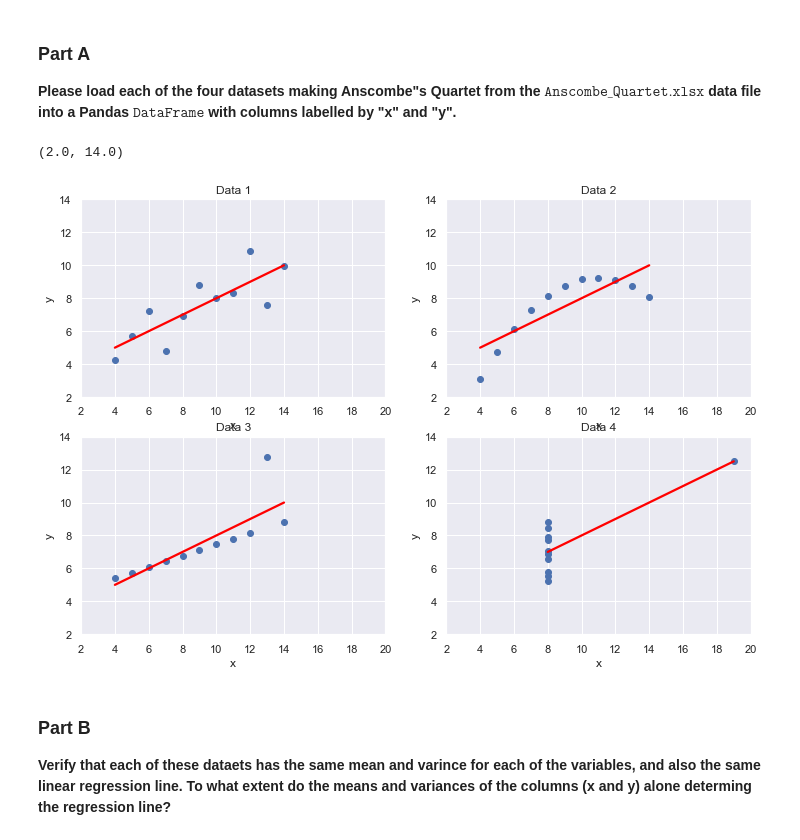
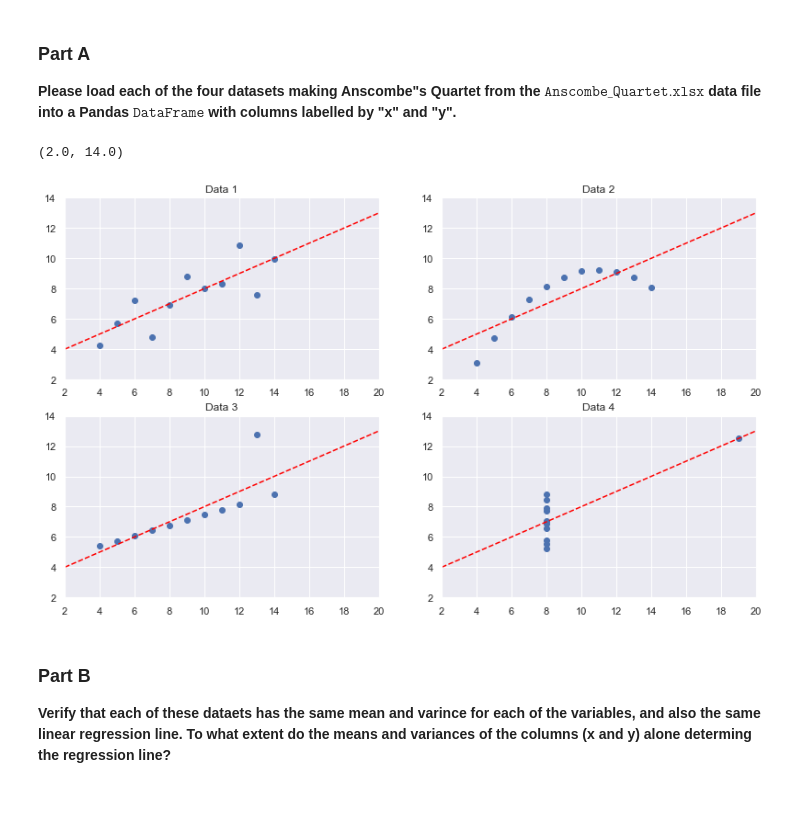
Before and after one commit to pranavavva/sml-310-project-1, a Jupyter notebook: project-1-pa-2022-02-11.ipynb, the cells around one changed output. Cells and saved outputs as stored; diff of their text form; code cells hidden in the pictures; blank space fills up the shorter version.

Commit message:
added more plots

```diff
--- a/project-1-pa-2022-02-11.ipynb
+++ b/project-1-pa-2022-02-11.ipynb
@@ -11,7 +11,7 @@ import seaborn as sns
 import scipy.stats as stats
 
 %matplotlib inline
-sns.set()
+sns.set_theme()
 # %% [markdown]
 ## Problem 1 - Probability and Linear Regression
 # %% [markdown]
@@ -101,32 +101,33 @@ df4 = pd.read_excel("./Anscombe_Quartet.xlsx", sheet_name="Data4")
 # %%
 fig, axs = plt.subplots(2, 2, figsize=(12, 8))
 
+
 axs[0][0].scatter(df1["x"], df1["y"])
-sns.regplot(x="x", y="y", data=df1, ax=axs[0][0], scatter=False, color="red", ci=None)
+axs[0][0].axline((0, 3), slope=0.5, color="red", linestyle="--")
 axs[0][0].set_title("Data 1")
 axs[0][0].set_xlim(2, 20)
 axs[0][0].set_ylim(2, 14)
 
 axs[0][1].scatter(df2["x"], df2["y"])
-sns.regplot(x="x", y="y", data=df2, ax=axs[0][1], scatter=False, color="red", ci=None)
+axs[0][1].axline((0, 3), slope=0.5, color="red", linestyle="--")
 axs[0][1].set_title("Data 2")
 axs[0][1].set_xlim(2, 20)
 axs[0][1].set_ylim(2, 14)
 
 axs[1][0].scatter(df3["x"], df3["y"])
-sns.regplot(x="x", y="y", data=df3, ax=axs[1][0], scatter=False, color="red", ci=None)
+axs[1][0].axline((0, 3), slope=0.5, color="red", linestyle="--")
 axs[1][0].set_title("Data 3")
 axs[1][0].set_xlim(2, 20)
 axs[1][0].set_ylim(2, 14)
 
 axs[1][1].scatter(df4["x"], df4["y"])
-sns.regplot(x="x", y="y", data=df4, ax=axs[1][1], scatter=False, color="red", ci=None)
+axs[1][1].axline((0, 3), slope=0.5, color="red", linestyle="--")
 axs[1][1].set_title("Data 4")
 axs[1][1].set_xlim(2, 20)
 axs[1][1].set_ylim(2, 14)
 # %% [output]
 (2.0, 14.0)
-[figure, old version]
+[figure, new version]
 # %% [markdown]
 ### Part B
 
```
Also changed, not shown: parts of 15 cells of this notebook.
